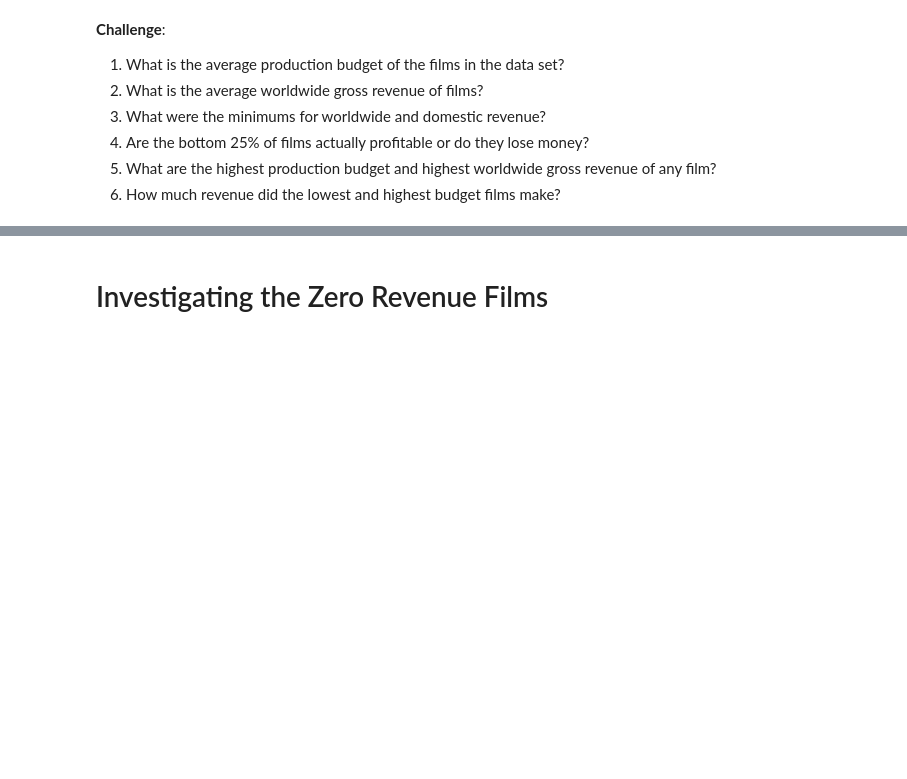
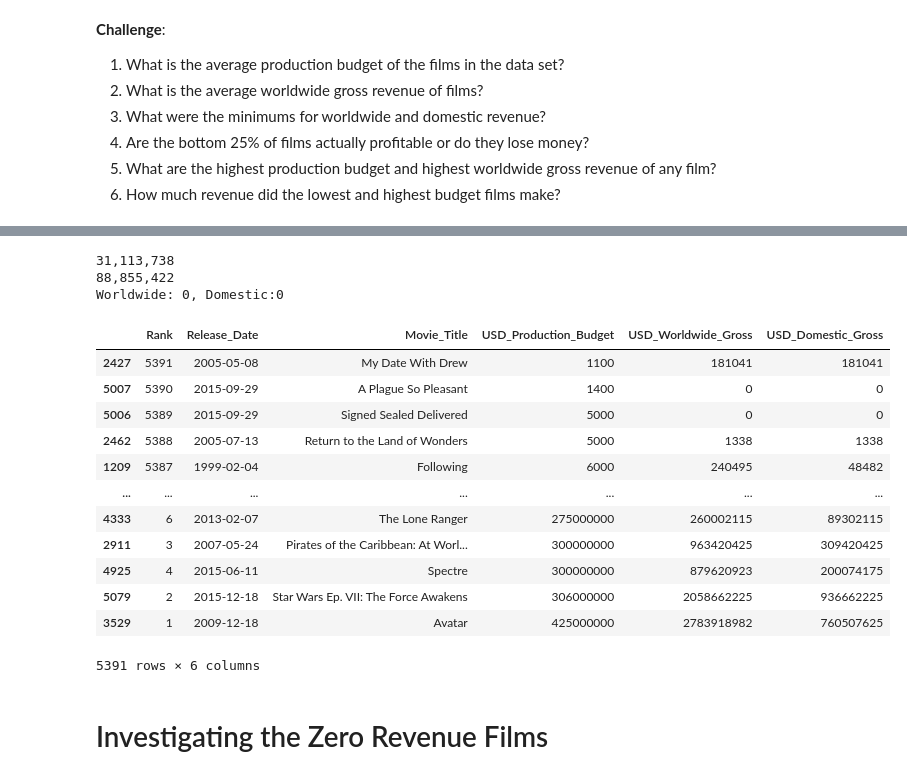
Before and after one commit to Golden-Leaves/100daysofpython, a Jupyter notebook: data_science/seaborn_linear_regression/Seaborn_and_Linear_Regression_(start).ipynb, the cells around one changed output, grey strips where cells are left out. Drawn from its saved outputs; the diff is of its cells as text; code cells hidden in the pictures; blank space fills up the shorter version.

```diff
--- a/data_science/seaborn_linear_regression/Seaborn_and_Linear_Regression_(start).ipynb
+++ b/data_science/seaborn_linear_regression/Seaborn_and_Linear_Regression_(start).ipynb
@@ -99,3 +101,26 @@ data["Release_Date"] = pd.to_datetime(data["Release_Date"])
+# %%
+print(f"{data['USD_Production_Budget'].mean():,.0f}")
+print(f"{data['USD_Worldwide_Gross'].mean():,.0f}")
+print(f"Worldwide: {data["USD_Worldwide_Gross"].min()}, Domestic:{data["USD_Domestic_Gross"].min()}")
+data.describe()
+data.sort_values("USD_Production_Budget")
+# %% [output]
+31,113,738
+88,855,422
+Worldwide: 0, Domestic:0
+|  | Rank | Release_Date | Movie_Title | USD_Production_Budget | USD_Worldwide_Gross | USD_Domestic_Gross |
+| 2427 | 5391 | 2005-05-08 | My Date With Drew | 1100 | 181041 | 181041 |
+| 5007 | 5390 | 2015-09-29 | A Plague So Pleasant | 1400 | 0 | 0 |
+| 5006 | 5389 | 2015-09-29 | Signed Sealed Delivered | 5000 | 0 | 0 |
+| 2462 | 5388 | 2005-07-13 | Return to the Land of Wonders | 5000 | 1338 | 1338 |
+| 1209 | 5387 | 1999-02-04 | Following | 6000 | 240495 | 48482 |
+| ... | ... | ... | ... | ... | ... | ... |
+| 4333 | 6 | 2013-02-07 | The Lone Ranger | 275000000 | 260002115 | 89302115 |
+| 2911 | 3 | 2007-05-24 | Pirates of the Caribbean: At Worl... | 300000000 | 963420425 | 309420425 |
+| 4925 | 4 | 2015-06-11 | Spectre | 300000000 | 879620923 | 200074175 |
+| 5079 | 2 | 2015-12-18 | Star Wars Ep. VII: The Force Awakens | 306000000 | 2058662225 | 936662225 |
+| 3529 | 1 | 2009-12-18 | Avatar | 425000000 | 2783918982 | 760507625 |
+5391 rows × 6 columns
 # %% [markdown]
 # Investigating the Zero Revenue Films
 # %% [markdown]
```
Also changed, not shown: parts of 9 cells of this notebook.
